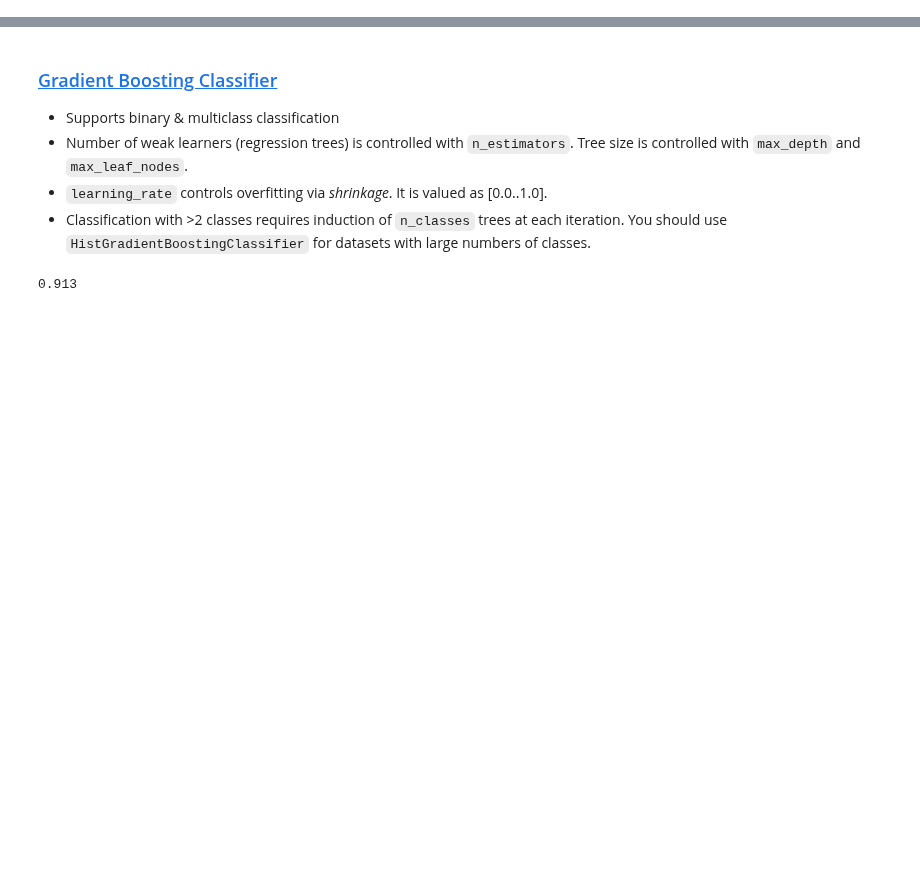
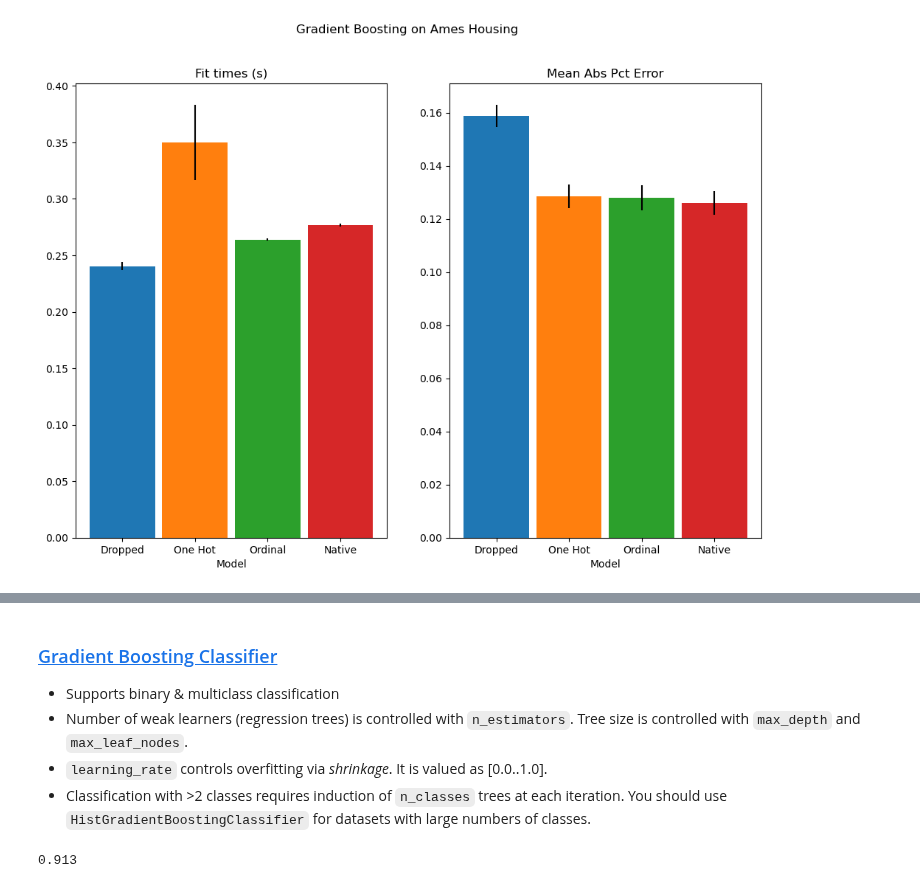
Before and after one commit to bjpcjp/scikit-learn, a Jupyter notebook: 11b_boosting.ipynb, the cells around one changed output, grey strips where cells are left out. Drawn from its saved outputs; the diff is of its cells as text; code cells hidden in the pictures; blank space fills up the shorter version.

Commit message:
11a_bagging, 11b_boosting, 11d_stacking

```diff
--- a/11b_boosting.ipynb
+++ b/11b_boosting.ipynb
@@ -310,0 +164,10 @@ plt.show()
+# %%
+# using OHE
+from sklearn.preprocessing import OneHotEncoder as OHE
+
+one_hot_encoder = MCT(
+    (OHE(sparse_output=False, handle_unknown="ignore"), MCS(dtype_include="category")),
+    remainder="passthrough")
+
+hist_one_hot = MP(
+    one_hot_encoder, HGBR(random_state=42))
@@ -310,0 +190,53 @@ plt.show()
+# %%
+# native categorical support
+# ordinal encoder outputs categorical features, then continuous (passed-through) features
+hist_native = MP(
+    ordinal_encoder,
+    HGBR(random_state=42, categorical_features=categorical_columns)).set_output(transform="pandas")
+# %%
+# compare using cross-validation. metrics: fit time & mean absolute pct error
+import matplotlib.pyplot as plt
+from sklearn.model_selection import cross_validate as CV
+
+scoring        = "neg_mean_absolute_percentage_error"
+n_cv_folds     = 3
+dropped_result = CV(hist_dropped, X, y, cv=n_cv_folds, scoring=scoring)
+one_hot_result = CV(hist_one_hot, X, y, cv=n_cv_folds, scoring=scoring)
+ordinal_result = CV(hist_ordinal, X, y, cv=n_cv_folds, scoring=scoring)
+native_result  = CV(hist_native, X, y, cv=n_cv_folds, scoring=scoring)
+
+def plot_results(figure_title):
+    fig, (ax1, ax2) = plt.subplots(1, 2, figsize=(12, 8))
+    plot_info = [
+        ("fit_time", "Fit times (s)", ax1, None),
+        ("test_score", "Mean Abs Pct Error", ax2, None)]
+
+    x, width = np.arange(4), 0.9
+    for key, title, ax, y_limit in plot_info:
+        items = [
+            dropped_result[key],
+            one_hot_result[key],
+            ordinal_result[key],
+            native_result[key]]
+
+        mape_cv_mean = [np.mean(np.abs(item)) for item in items]
+        mape_cv_std  = [np.std(item)          for item in items]
+
+        ax.bar(
+            x=x,
+            height=mape_cv_mean,
+            width=width,
+            yerr=mape_cv_std,
+            color=["C0", "C1", "C2", "C3"],
+        )
+        ax.set(
+            xlabel="Model",
+            title=title,
+            xticks=x,
+            xticklabels=["Dropped", "One Hot", "Ordinal", "Native"],
+            ylim=y_limit,
+        )
+    fig.suptitle(figure_title)
+plot_results("Gradient Boosting on Ames Housing")
+# %% [output]
+[figure, added]
```
Also changed, not shown: parts of 51 cells of this notebook, 2 other files.
